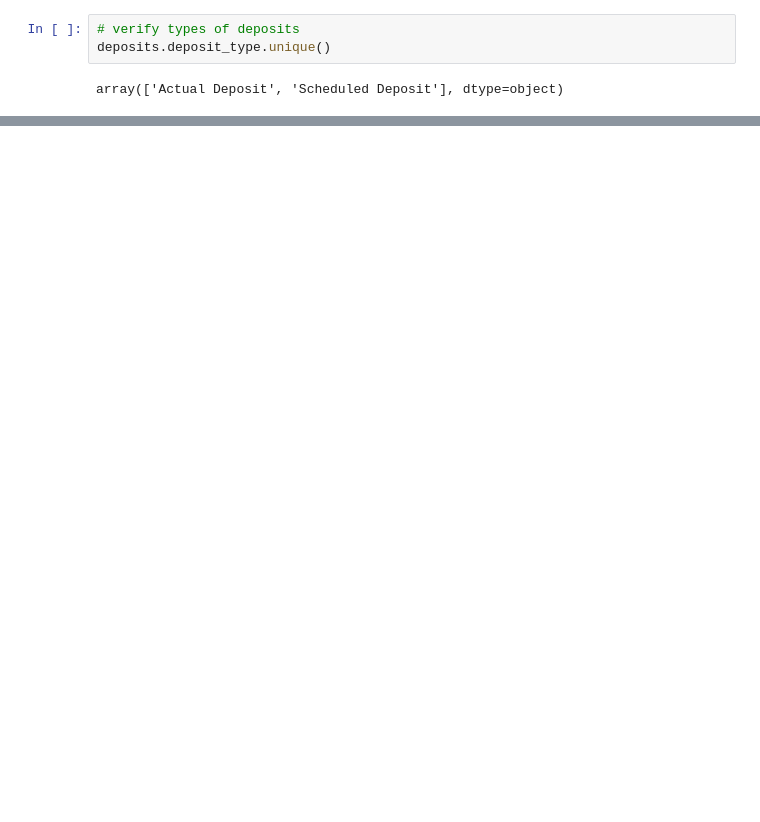
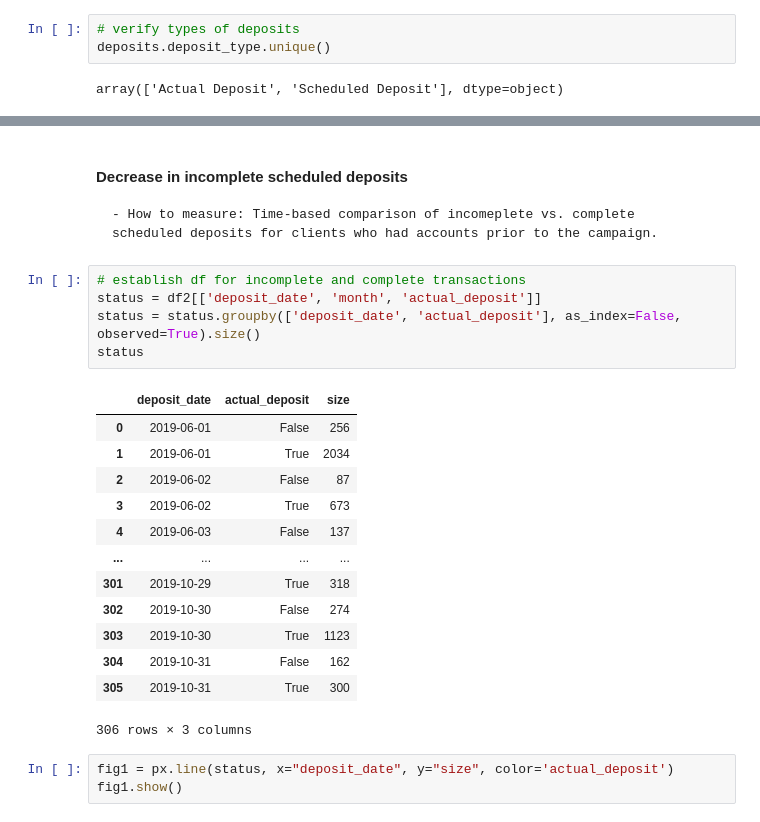
Before and after one commit to ash-nil/ash-nil.github.io, a Jupyter notebook: docs/Marketing_Campaign_Results/notebook.ipynb, the cells around one changed output, grey strips where cells are left out. Saved outputs shown, nothing was run; the diff lists cells and outputs as text; blank space fills up the shorter version.

```diff
--- a/docs/Marketing_Campaign_Results/notebook.ipynb
+++ b/docs/Marketing_Campaign_Results/notebook.ipynb
@@ -193,0 +284,26 @@ Total rows:  256143
+# %% [markdown]
+#### Decrease in incomplete scheduled deposits
+
+    - How to measure: Time-based comparison of incomeplete vs. complete scheduled deposits for clients who had accounts prior to the campaign.
+# %%
+# establish df for incomplete and complete transactions
+status = df2[['deposit_date', 'month', 'actual_deposit']]
+status = status.groupby(['deposit_date', 'actual_deposit'], as_index=False, observed=True).size()
+status
+# %% [output]
+|  | deposit_date | actual_deposit | size |
+| 0 | 2019-06-01 | False | 256 |
+| 1 | 2019-06-01 | True | 2034 |
+| 2 | 2019-06-02 | False | 87 |
+| 3 | 2019-06-02 | True | 673 |
+| 4 | 2019-06-03 | False | 137 |
+| ... | ... | ... | ... |
+| 301 | 2019-10-29 | True | 318 |
+| 302 | 2019-10-30 | False | 274 |
+| 303 | 2019-10-30 | True | 1123 |
+| 304 | 2019-10-31 | False | 162 |
+| 305 | 2019-10-31 | True | 300 |
+306 rows × 3 columns
+# %%
+fig1 = px.line(status, x="deposit_date", y="size", color='actual_deposit')
+fig1.show()
```
Also changed, not shown: parts of 20 cells of this notebook, 1 other file.
